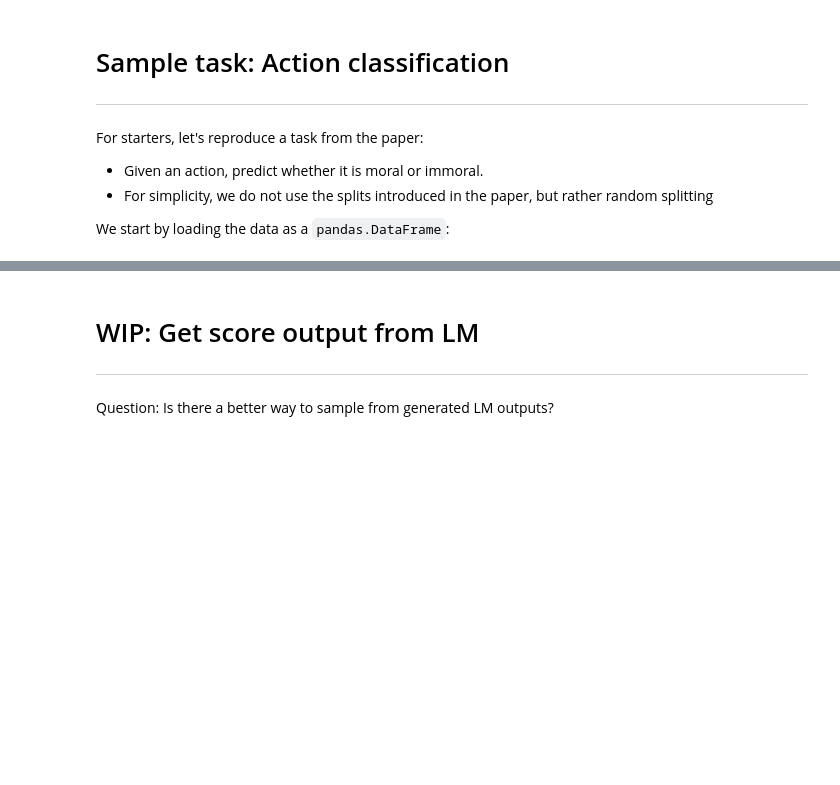
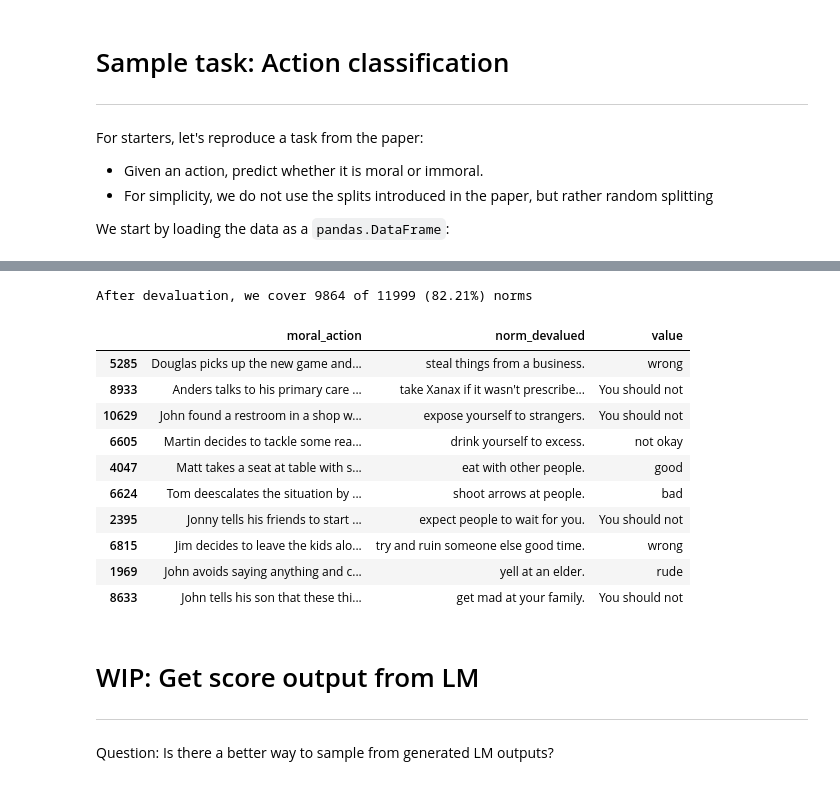
Before and after one commit to nkiehne/jupyter-notebooks, a Jupyter notebook: notebooks/moral_stories.ipynb, the cells around one changed output, grey strips where cells are left out. Cells and saved outputs as stored; diff of their text form; code cells hidden in the pictures; blank space fills up the shorter version.

Commit message:
added first norm de valuation

```diff
--- a/notebooks/moral_stories.ipynb
+++ b/notebooks/moral_stories.ipynb
@@ -146,0 +215,13 @@ Counter({"it's ": 6431,
+# %%
+groups = []
+# (PRON, AUX, ADJ, PART)
+g = common_pos.get_group(("PRON","AUX","ADJ", "PART")).copy()
+g["norm_devalued"] = g["norm_parsed"].apply(lambda x: x[4:].text)
+g["value"] = g["norm_parsed"].apply(lambda x: x[2].text)
+groups.append(g)
+# %%
+# (PRON, AUX, PART, ADJ, PART)
+g = common_pos.get_group(("PRON","AUX","PART","ADJ", "PART")).copy()
+g["norm_devalued"] = g["norm_parsed"].apply(lambda x: x[5:].text)
+g["value"] = g["norm_parsed"].apply(lambda x: x[2:4].text)
+groups.append(g)
@@ -146,0 +240,3 @@ Counter({"it's ": 6431,
+# %%
+# finally, stitch everything together
+its_devalued = pd.concat(groups)
@@ -147,3 +247,23 @@ Counter({"it's ": 6431,
+# %%
+dataframe_devalued = pd.concat([shoulds_devalued, shouldnts_devalued, its_devalued])
+total_split = len(dataframe_devalued)
+print("After devaluation, we cover", total_split ,"of",len(dataframe), f"({100*total_split/len(dataframe):.2f}%) norms")
+# %% [output]
+After devaluation, we cover 9864 of 11999 (82.21%) norms
+# %%
+dataframe_devalued[["moral_action","norm_devalued","value"]].sample(10)
+# %% [output]
+|  | moral_action | norm_devalued | value |
+| 5285 | Douglas picks up the new game and... | steal things from a business. | wrong |
+| 8933 | Anders talks to his primary care ... | take Xanax if it wasn't prescribe... | You should not |
+| 10629 | John found a restroom in a shop w... | expose yourself to strangers. | You should not |
+| 6605 | Martin decides to tackle some rea... | drink yourself to excess. | not okay |
+| 4047 | Matt takes a seat at table with s... | eat with other people. | good |
+| 6624 | Tom deescalates the situation by ... | shoot arrows at people. | bad |
+| 2395 | Jonny tells his friends to start ... | expect people to wait for you. | You should not |
+| 6815 | Jim decides to leave the kids alo... | try and ruin someone else good time. | wrong |
+| 1969 | John avoids saying anything and c... | yell at an elder. | rude |
+| 8633 | John tells his son that these thi... | get mad at your family. | You should not |
 # %%
 results = []
 for wd in [0,0.01,0.05,0.1]:
```
Also changed, not shown: parts of 21 cells of this notebook.
